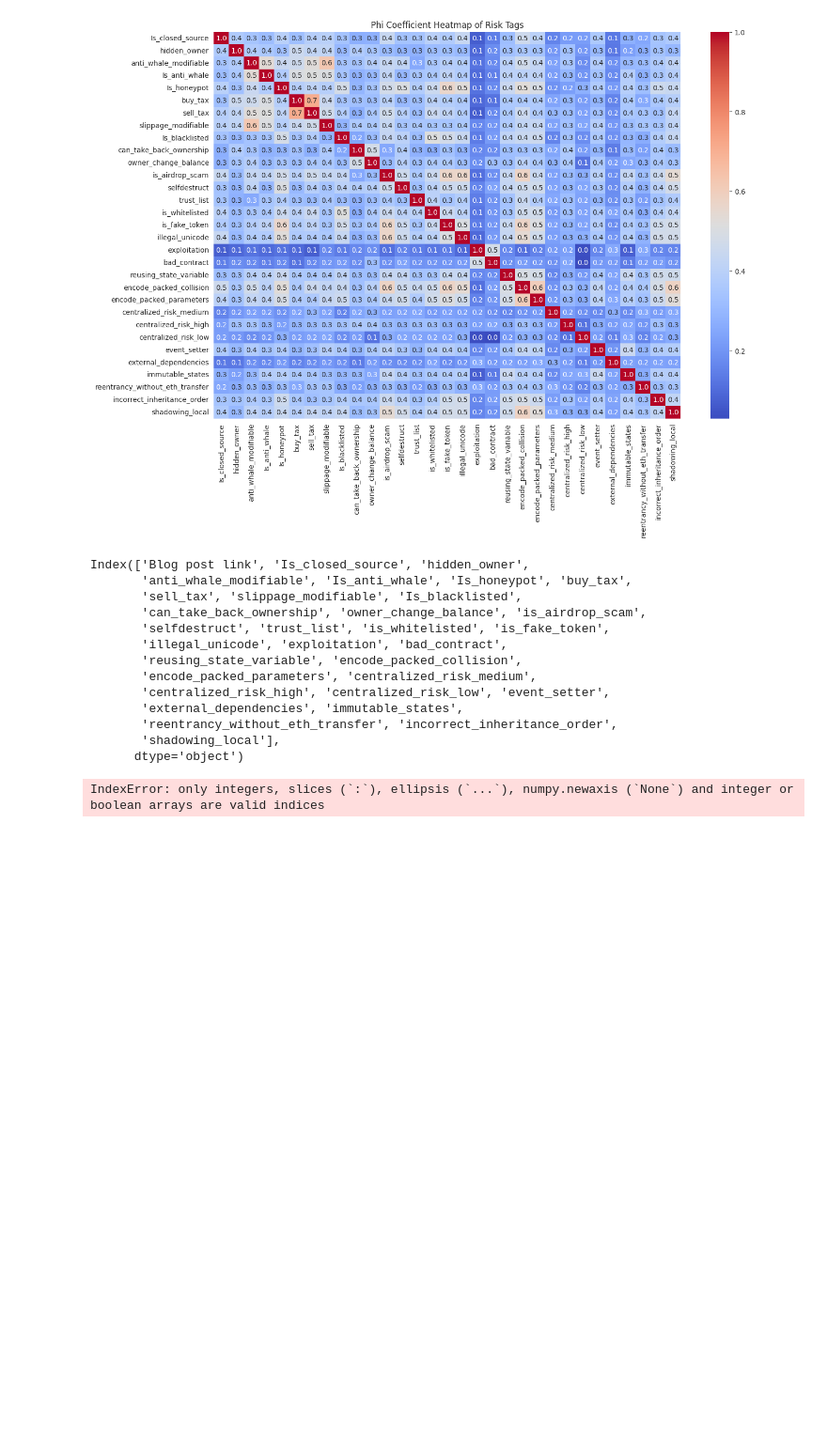
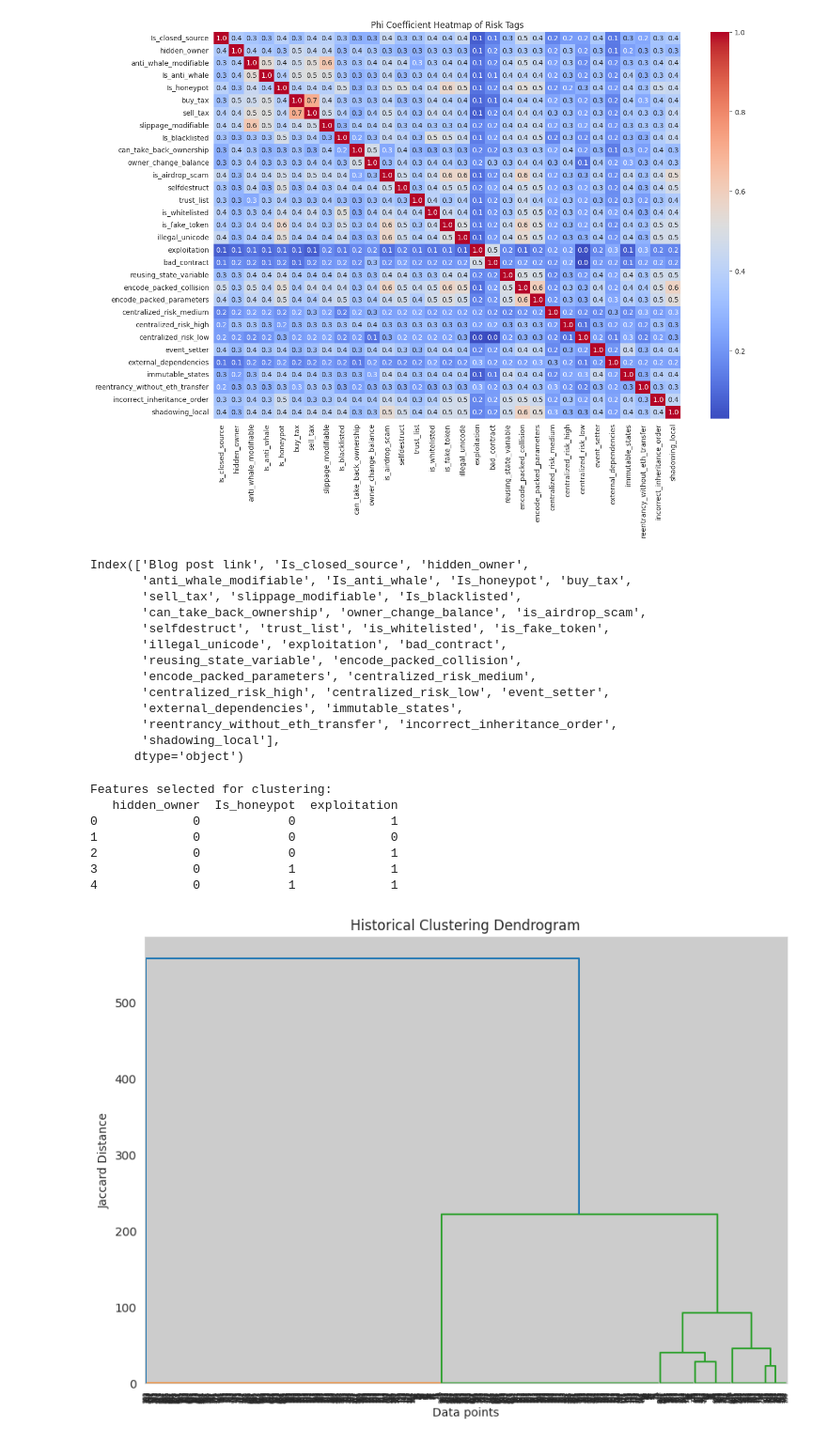
Before and after one commit to ankitg-02/extern, a Jupyter notebook: Webacy_1.ipynb, the cells around one changed output. Shown at 94% size. Cells and saved outputs as stored; diff of their text form; code cells hidden in the pictures; blank space fills up the shorter version.

```diff
--- a/Webacy_1.ipynb
+++ b/Webacy_1.ipynb
@@ -160,8 +160,28 @@ data_new=data_col.copy()
 f1="hidden_owner"
 f2='Is_honeypot'
 f3="exploitation"
-selected_features=data_new[[f1,f2,f3]].replace({True:1,False:0})
+selected_features=Webacy[[f1,f2,f3]].replace({True:1,False:0})
 print("Features selected for clustering:")
 print(selected_features.head())
 # %% [output]
-IndexError: only integers, slices (`:`), ellipsis (`...`), numpy.newaxis (`None`) and integer or boolean arrays are valid indices
+Features selected for clustering:
+   hidden_owner  Is_honeypot  exploitation
+0             0            0             1
+1             0            0             0
+2             0            0             1
+3             0            1             1
+4             0            1             1
+# %%
+distance_matrix=pdist(selected_features,'jaccard')
+distance_square_matrix=squareform(distance_matrix)
+# %%
+linkage_matrix=sch.linkage(distance_square_matrix,method='ward')
+# %%
+plt.figure(figsize=(10,7))
+dendrogram=sch.dendrogram(linkage_matrix)
+plt.title("Historical Clustering Dendrogram")
+plt.xlabel("Data points")
+plt.ylabel("Jaccard Distance")
+plt.show()
+# %% [output]
+[figure, added]
```
Also changed, not shown: parts of 3 cells of this notebook.
